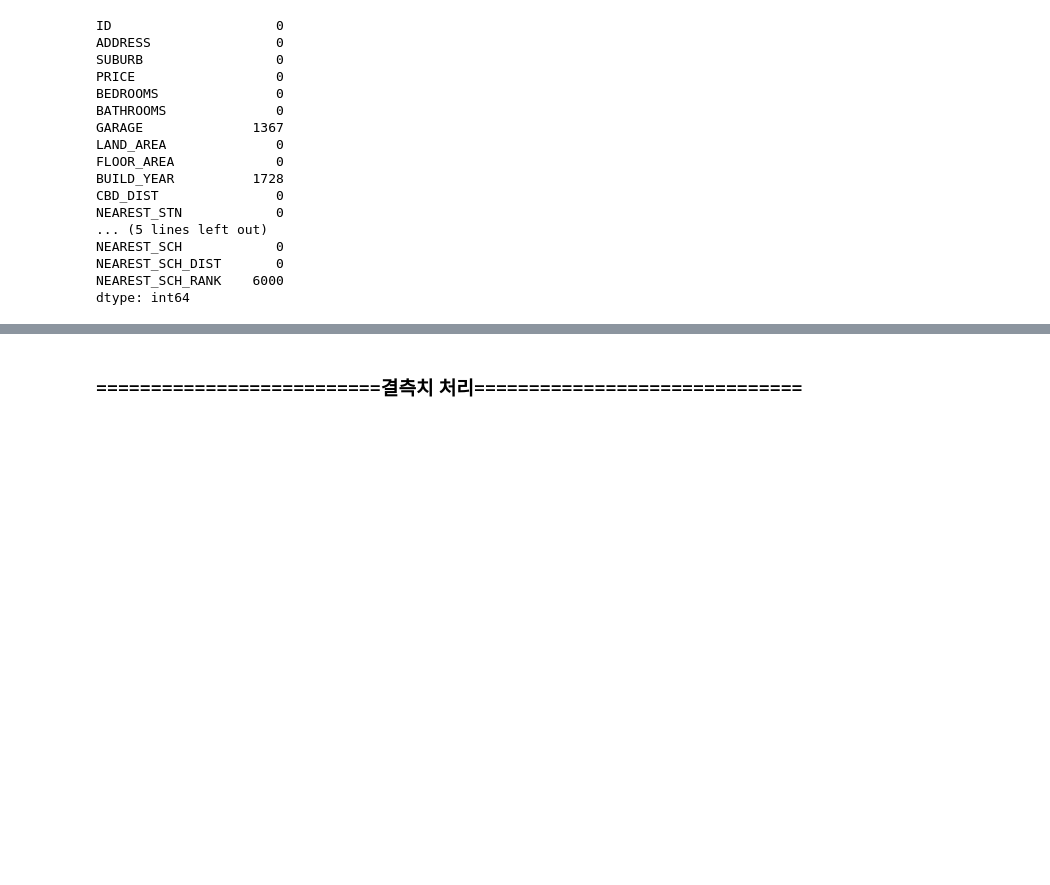
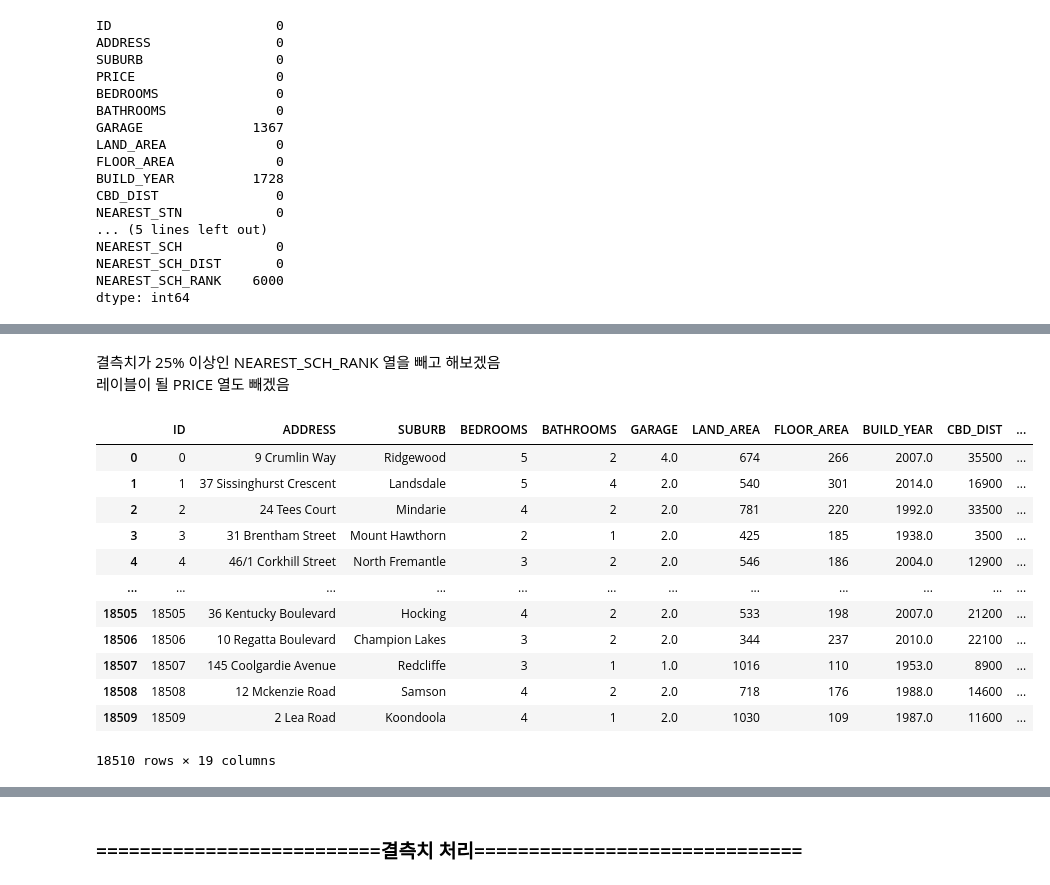
Before and after one commit to sgshmn/new_coding_kaggle_regression, a Jupyter notebook: jytest.ipynb, the cells around one changed output, grey strips where cells are left out. Drawn from its saved outputs; the diff is of its cells as text; code cells hidden in the pictures; blank space fills up the shorter version.

```diff
--- a/jytest.ipynb
+++ b/jytest.ipynb
@@ -164,0 +167,23 @@ dtype: int64
+# %% [markdown]
+결측치가 25% 이상인 NEAREST_SCH_RANK 열을 빼고 해보겠음
+레이블이 될 PRICE 열도 빼겠음
+# %%
+train_jy = train.copy()
+train_jy = train.drop('NEAREST_SCH_RANK', axis = 1)
+train_jy = train.drop('PRICE', axis = 1)
+
+train_jy
+# %% [output]
+|  | ID | ADDRESS | SUBURB | BEDROOMS | BATHROOMS | GARAGE | LAND_AREA | FLOOR_AREA | BUILD_YEAR | CBD_DIST | ... |
+| 0 | 0 | 9 Crumlin Way | Ridgewood | 5 | 2 | 4.0 | 674 | 266 | 2007.0 | 35500 | ... |
+| 1 | 1 | 37 Sissinghurst Crescent | Landsdale | 5 | 4 | 2.0 | 540 | 301 | 2014.0 | 16900 | ... |
+| 2 | 2 | 24 Tees Court | Mindarie | 4 | 2 | 2.0 | 781 | 220 | 1992.0 | 33500 | ... |
+| 3 | 3 | 31 Brentham Street | Mount Hawthorn | 2 | 1 | 2.0 | 425 | 185 | 1938.0 | 3500 | ... |
+| 4 | 4 | 46/1 Corkhill Street | North Fremantle | 3 | 2 | 2.0 | 546 | 186 | 2004.0 | 12900 | ... |
+| ... | ... | ... | ... | ... | ... | ... | ... | ... | ... | ... | ... |
+| 18505 | 18505 | 36 Kentucky Boulevard | Hocking | 4 | 2 | 2.0 | 533 | 198 | 2007.0 | 21200 | ... |
+| 18506 | 18506 | 10 Regatta Boulevard | Champion Lakes | 3 | 2 | 2.0 | 344 | 237 | 2010.0 | 22100 | ... |
+| 18507 | 18507 | 145 Coolgardie Avenue | Redcliffe | 3 | 1 | 1.0 | 1016 | 110 | 1953.0 | 8900 | ... |
+| 18508 | 18508 | 12 Mckenzie Road | Samson | 4 | 2 | 2.0 | 718 | 176 | 1988.0 | 14600 | ... |
+| 18509 | 18509 | 2 Lea Road | Koondoola | 4 | 1 | 2.0 | 1030 | 109 | 1987.0 | 11600 | ... |
+18510 rows × 19 columns
```
Also changed, not shown: parts of 8 cells of this notebook.
